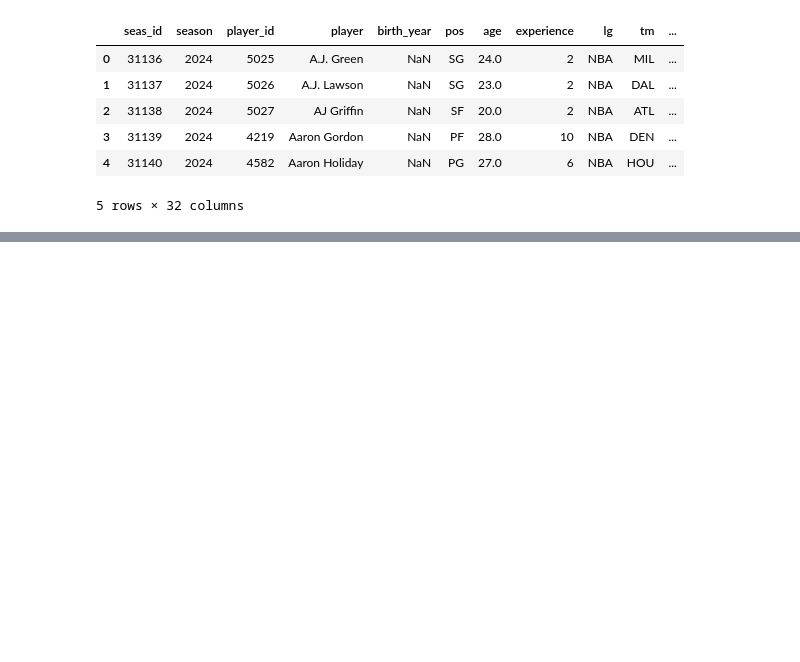
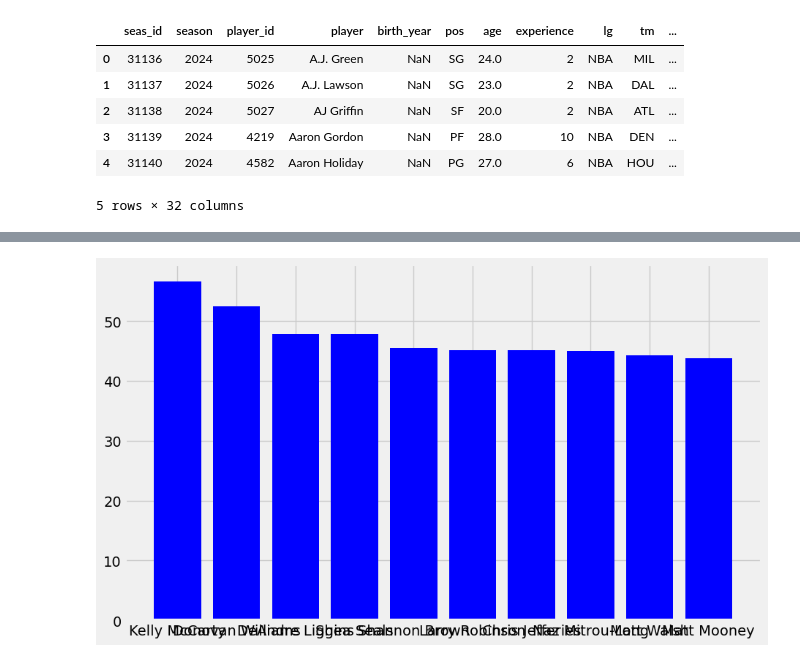
Before and after one commit to matthewellishanson/datafun-06-eda, a Jupyter notebook: matthanson_eda.ipynb, the cells around one changed output, grey strips where cells are left out. Cells and saved outputs as stored; diff of their text form; code cells hidden in the pictures; blank space fills up the shorter version.

```diff
--- a/matthanson_eda.ipynb
+++ b/matthanson_eda.ipynb
@@ -16,3 +16,15 @@ nba_df.head()
 | 3 | 31139 | 2024 | 4219 | Aaron Gordon | NaN | PF | 28.0 | 10 | NBA | DEN | ... |
 | 4 | 31140 | 2024 | 4582 | Aaron Holiday | NaN | PG | 27.0 | 6 | NBA | HOU | ... |
 5 rows × 32 columns
+# %%
+# Filter the DataFrame for Shooting Guards (SG)
+sg_df = nba_df[nba_df['pos'] == 'SG']
+
+# Display all column names
+print(sg_df.columns)
+
+# Sort the filtered DataFrame by 'usg_percent' in descending order
+SG_byusg = sg_df.sort_values(by='usg_percent', ascending=False)
+
+# Display the sorted DataFrame
+SG_byusg.head()
@@ -18,0 +45,10 @@ nba_df.head()
+# %%
+# Create a figure and a set of subplots
+fig, ax = plt.subplots(figsize=(10, 6))
+plt.style.use('fivethirtyeight')
+
+# Create a bar plot of 'usg_percent' for the top 10 shooting guards by points per game
+plt.bar(SG_byusg['player'][:10], SG_byusg['usg_percent'][:10], color='blue')
+plt.show()
+# %% [output]
+[figure, added]
```
Also changed, not shown: parts of 2 cells of this notebook.
